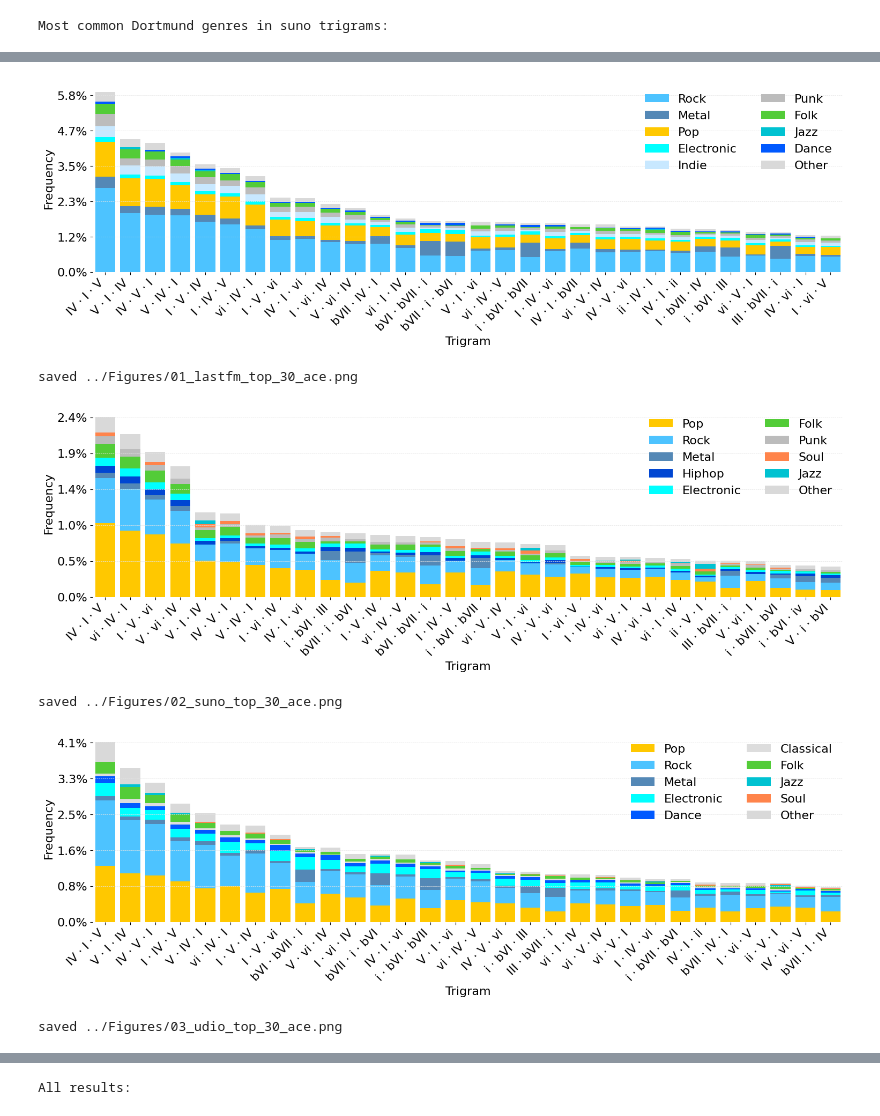
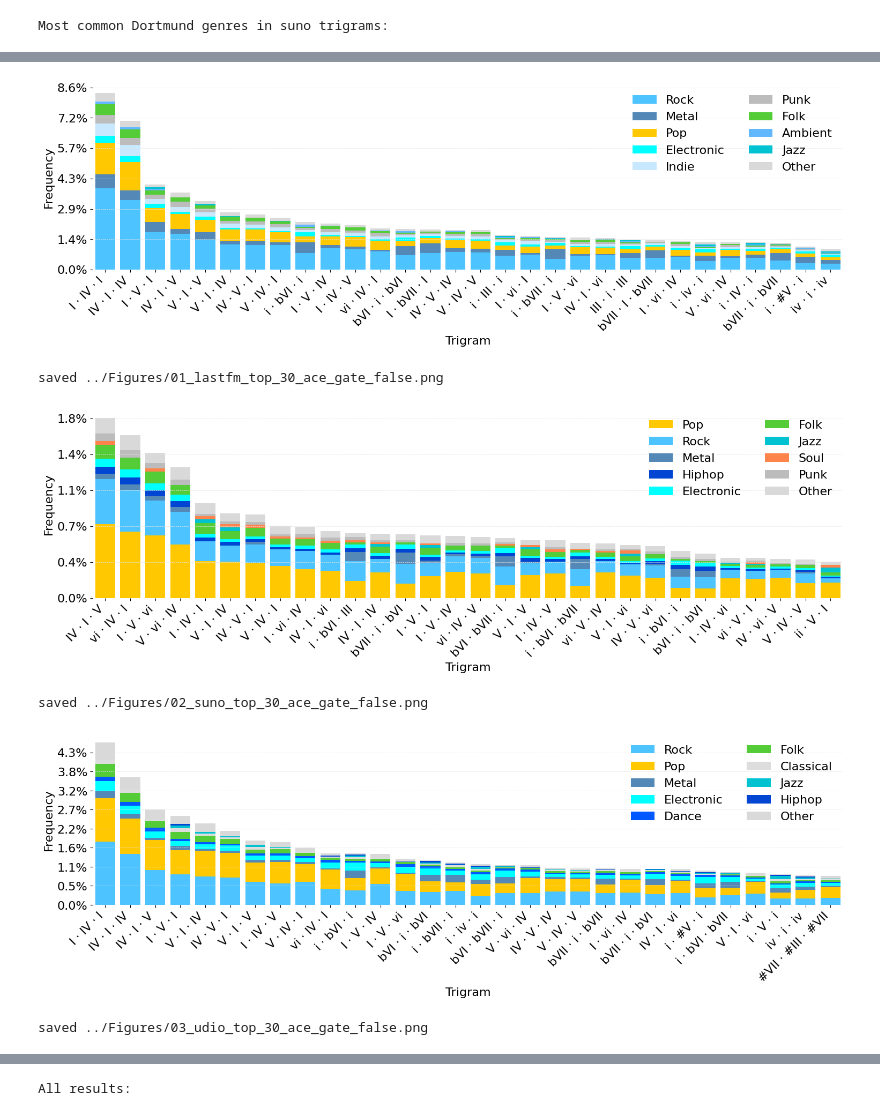
Before and after one commit to Dazzid/Aimir_Structure, a Jupyter notebook: src/01_trigram_analysis_ACE.ipynb, the cells around one changed output, grey strips where cells are left out. Drawn from its saved outputs; the diff is of its cells as text; code cells hidden in the pictures.

```diff
--- a/src/01_trigram_analysis_ACE.ipynb
+++ b/src/01_trigram_analysis_ACE.ipynb
@@ -54,7 +59,7 @@ def normalize_trigram(function_trigram):
     return tuple(normalize_function_label(x) for x in function_trigram)
 
 # Load data
-with open('/workspace/ngram_datasets/trigrams/3gram_dataset_lastfm_ace.json', 'r') as f:
+with open(f'/workspace/ngram_datasets/trigrams/3gram_dataset_lastfm_ace{GATE_SUFFIX}.json', 'r') as f:
     data = json.load(f)
 
 # Aggregate: trigram -> count, style counter
@@ -190,7 +195,7 @@ import json
 import matplotlib.pyplot as plt
 
 collection = 'udio'
-path = f'/workspace/ngram_datasets/trigrams/3gram_dataset_{collection}_ace.json'
+path = f'/workspace/ngram_datasets/trigrams/3gram_dataset_{collection}_ace{GATE_SUFFIX}.json'
 # Load the data
 with open(path, 'r') as f:
     data = json.load(f)
@@ -288,7 +293,7 @@ import json
 from collections import Counter
 
 type = "suno"
-path = f"/workspace/ngram_datasets/trigrams/3gram_dataset_{type}_ace.json"
+path = f"/workspace/ngram_datasets/trigrams/3gram_dataset_{type}_ace{GATE_SUFFIX}.json"
 
 with open(path) as f:
     trigram_data = json.load(f)
@@ -397,7 +402,7 @@ import json
 collection = ["lastfm", "suno", "udio"]
 id = 1
 for type in collection:
-    path = f"/workspace/ngram_datasets/trigrams/3gram_dataset_{type}_ace.json"
+    path = f"/workspace/ngram_datasets/trigrams/3gram_dataset_{type}_ace{GATE_SUFFIX}.json"
 
     with open(path) as f:
         trigram_data = json.load(f)
@@ -478,40 +483,40 @@ for type in collection:
         spine.set_visible(False)
 
     ax.grid(axis='y',                      # only horizontal lines
         linestyle='--',                # dashed
         linewidth=0.5,
         color="#e5e5e5",
         alpha=1.0)
 
     ax.set_xlabel('Trigram', fontsize=text_size)
     ax.set_ylabel('Frequency',   fontsize=text_size)
     # ax.set_title(f'Top {N} Trigrams by Style ({type.capitalize()})', fontsize=text_size, pad=10)
 
     ax.set_xlim(-0.5, len(labels) - 0.5)
     # rotate long trigram labels so they fit
     ax.set_xticks(range(len(labels)))
     ax.set_xticklabels(labels, rotation=45, ha='right', fontsize=text_size)
 
     # show counts in thousands on y-axis, if you like
     # 1 decimal place avoids repeated tick labels for collections with small y-range (e.g. Suno)
     ax.set_yticklabels([f'{t/total_overall:.1%}' for t in ticks], fontsize=text_size)
     ax.margins(x=0)
 
     ax.legend(fontsize=text_size, frameon=False, ncol=len(all_plot_styles)//4)
     plt.tight_layout(pad=0.3)
     plt.show()
-    out_name = f"{id:02d}_{type}_top_30_ace.png"   # 01_lastfm_top_30_ace.png, …
+    out_name = f"{id:02d}_{type}_top_30_ace{GATE_SUFFIX}.png"   # 01_lastfm_top_30_ace.png, …
     path = f"../Figures/{out_name}"
     fig.savefig(path, dpi=300, bbox_inches='tight')  # high-res, trimmed
     print(f"saved {path}")
     id += 1
 # %% [output]
-[figure, old version]
+[figure, new version]
-saved ../Figures/01_lastfm_top_30_ace.png
+saved ../Figures/01_lastfm_top_30_ace_gate_false.png
-[figure, old version]
+[figure, new version]
-saved ../Figures/02_suno_top_30_ace.png
+saved ../Figures/02_suno_top_30_ace_gate_false.png
-[figure, old version]
+[figure, new version]
-saved ../Figures/03_udio_top_30_ace.png
+saved ../Figures/03_udio_top_30_ace_gate_false.png
 # %%
 # Dynamically extract top trigrams from Suno ACE data (no hardcoding!)
 import json
```
Also changed, not shown: parts of 25 cells of this notebook, 23 other files.
